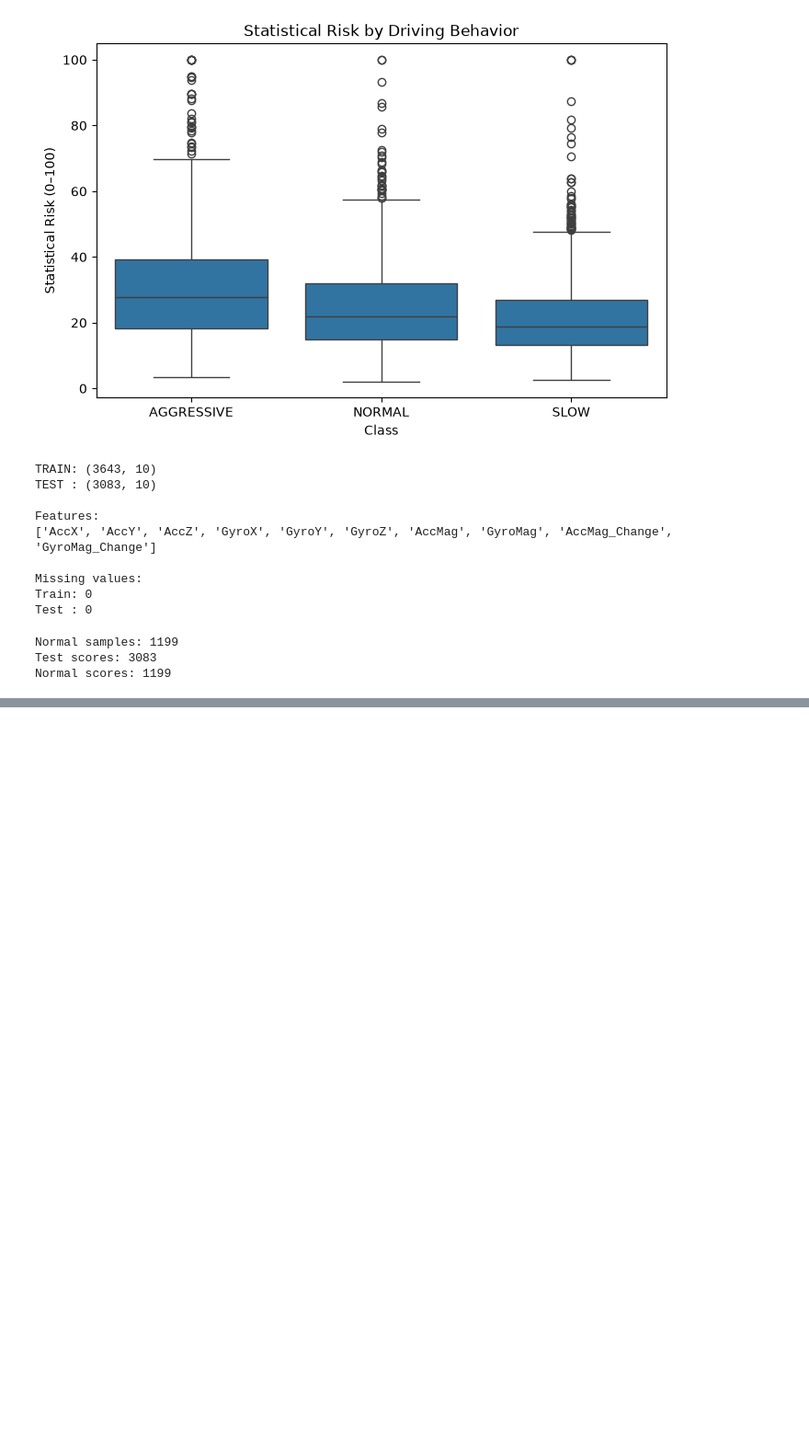
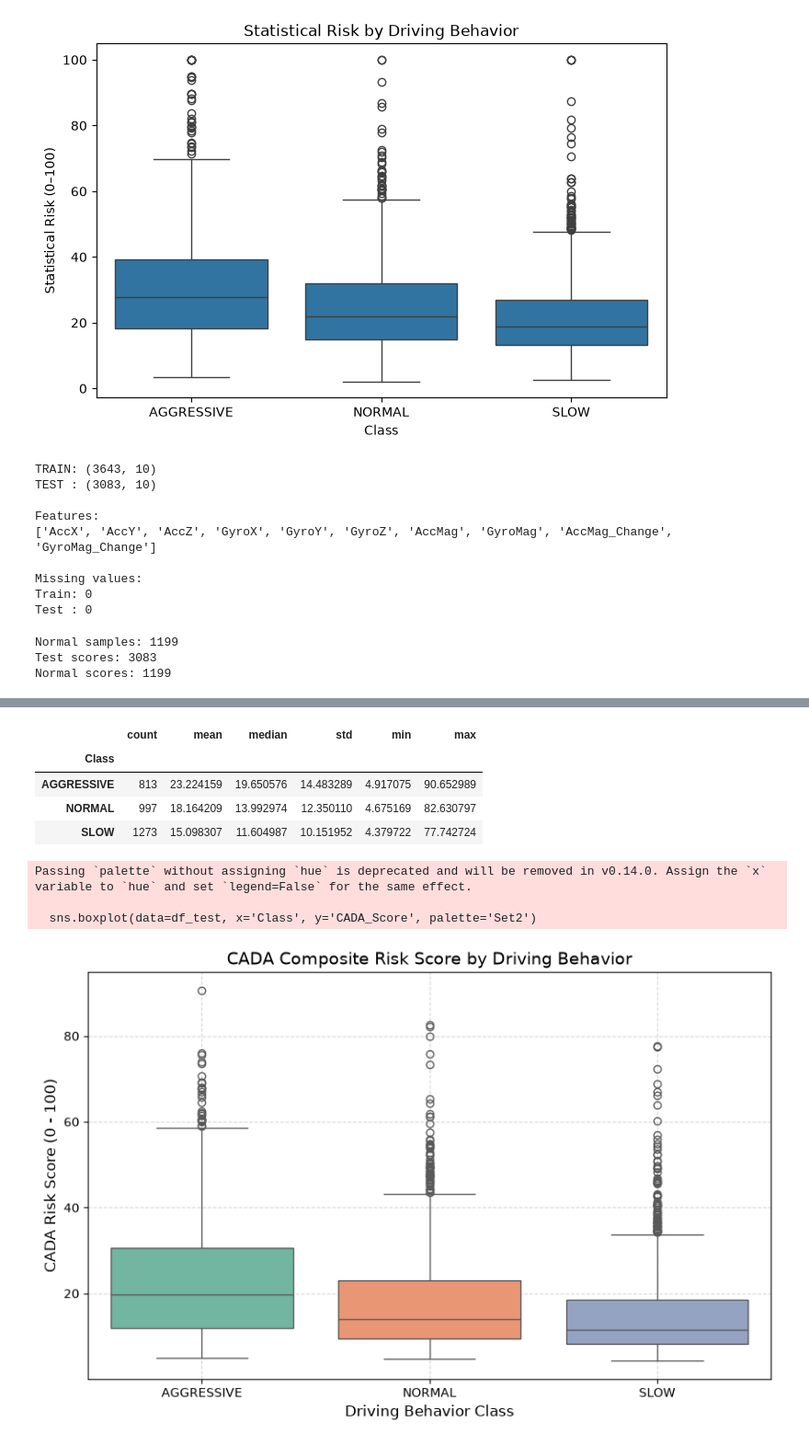
Before and after one commit to polyvexr/CADA, a Jupyter notebook: notebooks/01_data_understanding.ipynb, the cells around one changed output, grey strips where cells are left out. Shown at 92% size. Cells and saved outputs as stored; diff of their text form; code cells hidden in the pictures; blank space fills up the shorter version.

```diff
--- a/notebooks/01_data_understanding.ipynb
+++ b/notebooks/01_data_understanding.ipynb
@@ -787,3 +787,32 @@ print("Normal scores:", len(normal_iso_scores))
 Normal samples: 1199
 Test scores: 3083
 Normal scores: 1199
+# %%
+# Calculate Isolation Forest Risk Score (0 - 100)
+iso_scores = iso.decision_function(X_test)
+iso_risk = (1 - ((iso_scores - iso_scores.min()) / (iso_scores.max() - iso_scores.min()))) * 100
+
+# Calculate Statistical Deviation Risk Score (0 - 100)
+normal_mean = normal_data.mean()
+normal_std = normal_data.std().replace(0, 1e-8)
+
+z_scores = np.abs((X_test - normal_mean) / normal_std)
+deviation_score = z_scores.mean(axis=1)
+
+normal_z = np.abs((normal_data - normal_mean) / normal_std)
+normal_limit = np.percentile(normal_z.mean(axis=1), 95)
+
+stat_risk = np.clip((deviation_score / normal_limit) * 50, 0, 100)
+
+# Calculate Temporal Variation Risk Score (0 - 100)
+temporal_dev = np.abs(df_test['AccMag_Change']) + np.abs(df_test['GyroMag_Change'])
+temporal_risk = ((temporal_dev - temporal_dev.min()) / (temporal_dev.max() - temporal_dev.min())) * 100
+
+# Composite CADA Risk Score
+df_test['Iso_Risk'] = iso_risk
+df_test['Stat_Risk'] = stat_risk
+df_test['Temporal_Risk'] = temporal_risk
+df_test['CADA_Score'] = (iso_risk + stat_risk + temporal_risk) / 3
+
+print("CADA Risk Components Summary:")
+df_test[['Iso_Risk', 'Stat_Risk', 'Temporal_Risk', 'CADA_Score']].head(10)
@@ -789,0 +832,22 @@ Normal scores: 1199
+# %%
+# CADA Score Distribution by Driving Behavior Class
+cada_summary = df_test.groupby('Class')['CADA_Score'].agg(['count', 'mean', 'median', 'std', 'min', 'max'])
+display(cada_summary)
+
+plt.figure(figsize=(10, 6))
+sns.boxplot(data=df_test, x='Class', y='CADA_Score', palette='Set2')
+plt.title('CADA Composite Risk Score by Driving Behavior', fontsize=14)
+plt.xlabel('Driving Behavior Class', fontsize=12)
+plt.ylabel('CADA Risk Score (0 - 100)', fontsize=12)
+plt.grid(True, linestyle='--', alpha=0.5)
+plt.show()
+# %% [output]
+|  | count | mean | median | std | min | max |
+| Class |  |  |  |  |  |  |
+| AGGRESSIVE | 813 | 23.224159 | 19.650576 | 14.483289 | 4.917075 | 90.652989 |
+| NORMAL | 997 | 18.164209 | 13.992974 | 12.350110 | 4.675169 | 82.630797 |
+| SLOW | 1273 | 15.098307 | 11.604987 | 10.151952 | 4.379722 | 77.742724 |
+Passing `palette` without assigning `hue` is deprecated and will be removed in v0.14.0. Assign the `x` variable to `hue` and set `legend=False` for the same effect.
+
+  sns.boxplot(data=df_test, x='Class', y='CADA_Score', palette='Set2')
+[figure, added]
```
Also changed, not shown: parts of 4 cells of this notebook, 7 other files.
